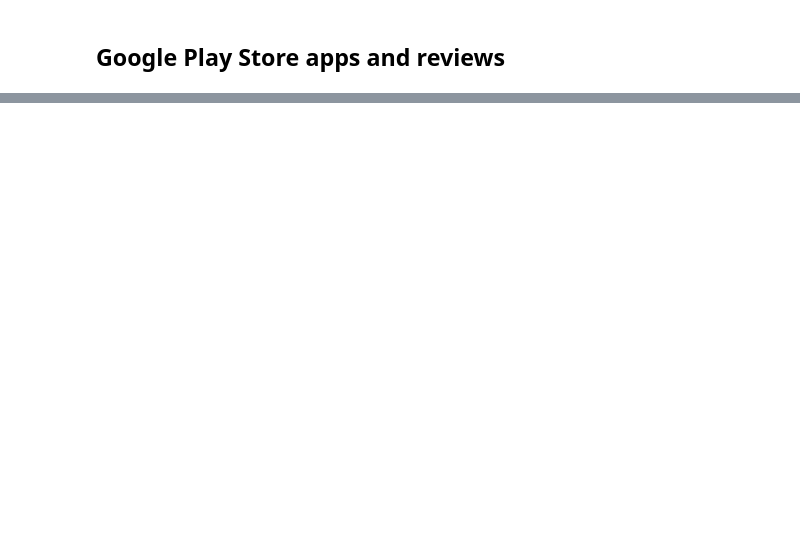
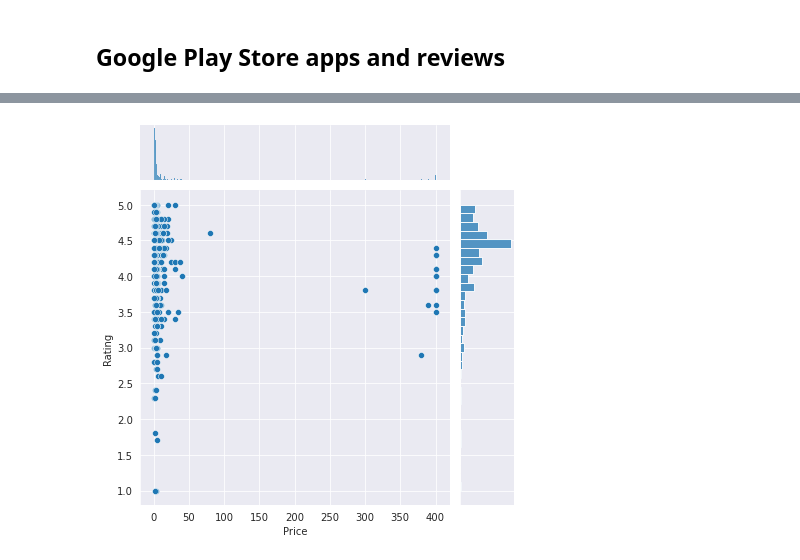
Before and after one commit to locsta/Google-Play-Store-Apps-Reviews, a Jupyter notebook: index.ipynb, the cells around one changed output, grey strips where cells are left out. Cells and saved outputs as stored; diff of their text form; code cells hidden in the pictures; blank space fills up the shorter version.

```diff
--- a/index.ipynb
+++ b/index.ipynb
@@ -56,0 +147,8 @@ for col in cols_to_clean:
+# %%
+# Select apps whose 'Type' is 'Paid'
+paid_apps = apps_with_size_and_rating_present[apps_with_size_and_rating_present["Type"] == "Paid"]
+
+# Plot price vs. rating
+plt2 = sns.jointplot(x = paid_apps["Price"], y = paid_apps["Rating"])
+# %% [output]
+[figure, added]
```
Also changed, not shown: parts of 24 cells of this notebook.
